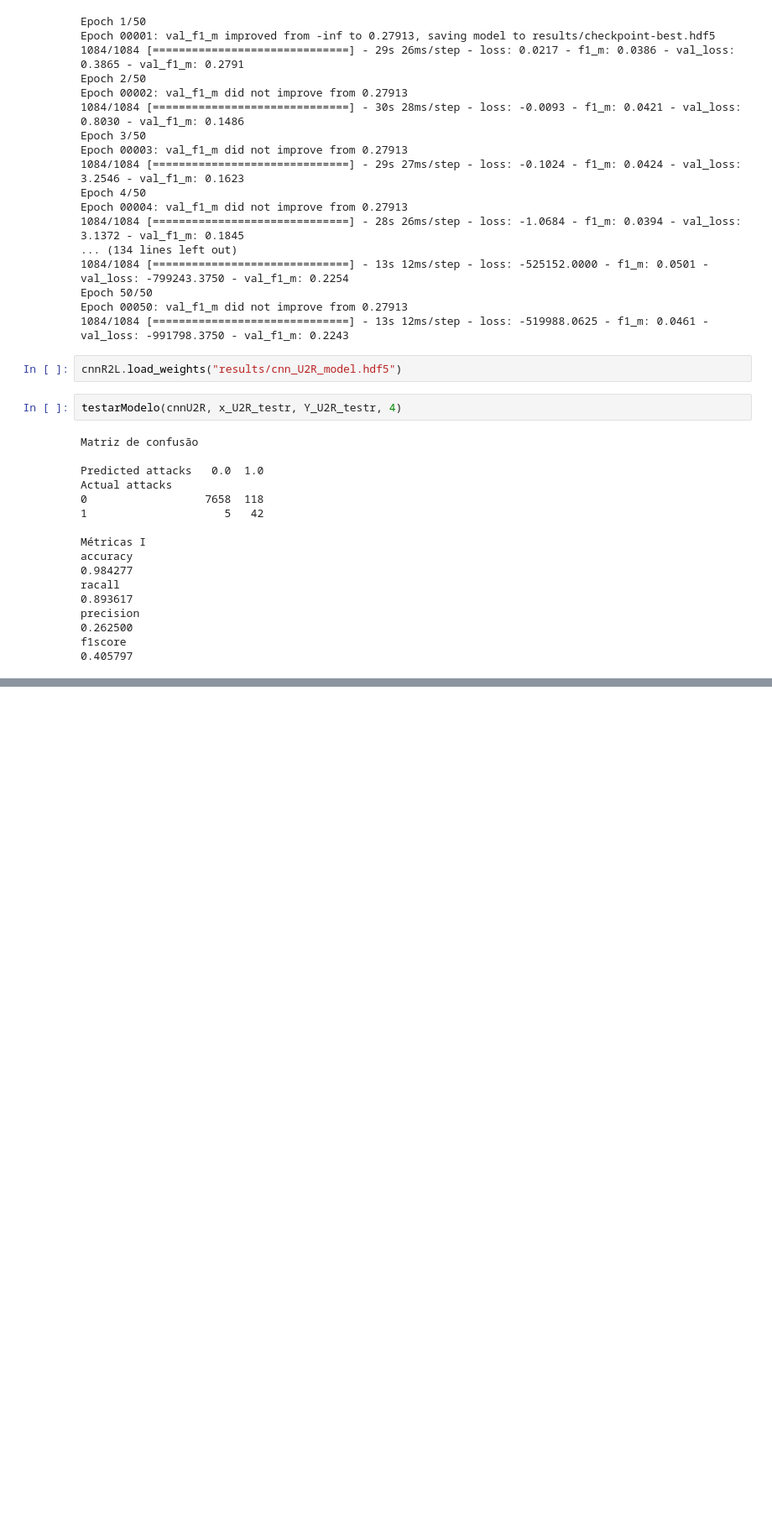
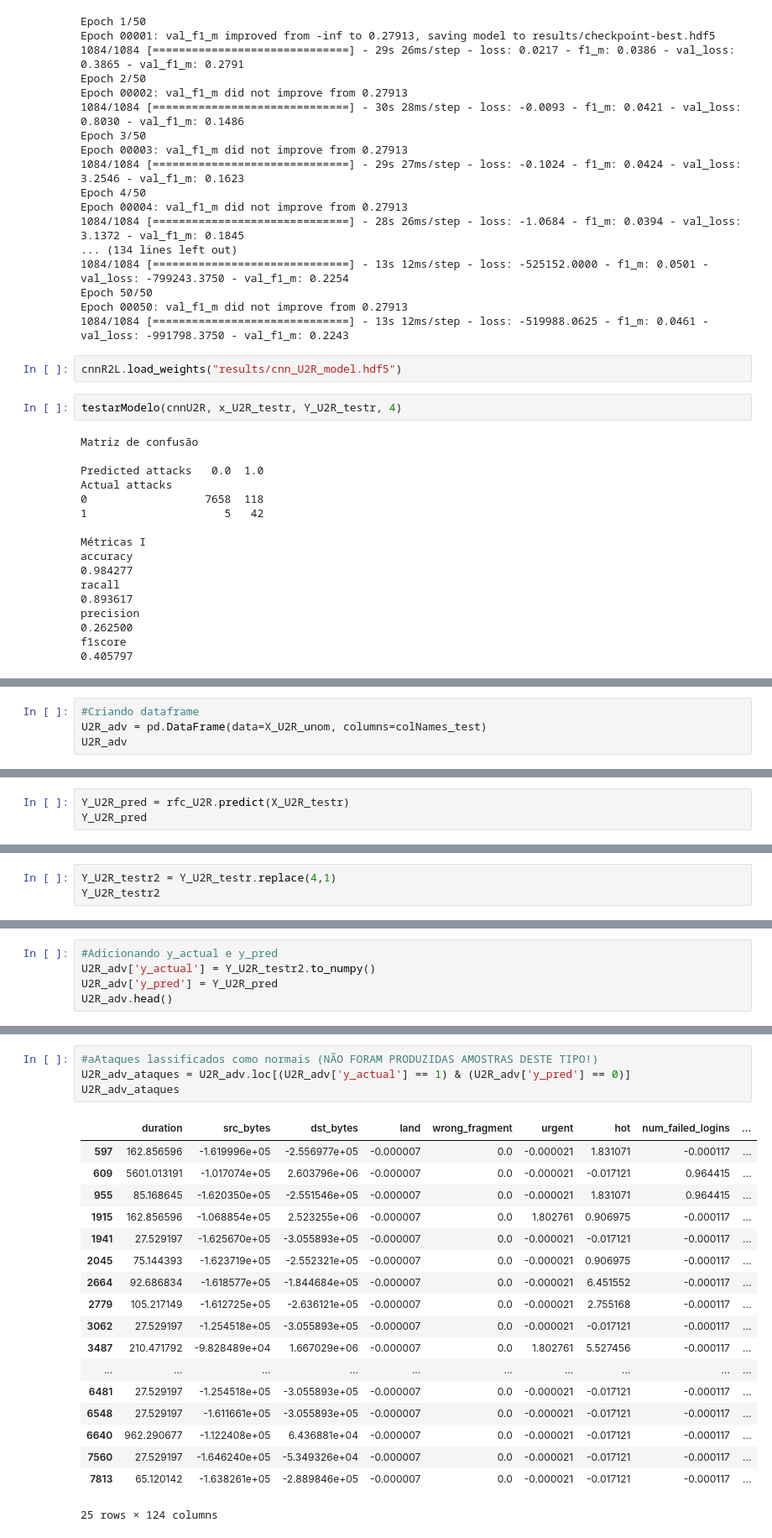
Before and after one commit to pedropaiola/Adversarial-Explainable-IDS, a Jupyter notebook: classificadores.ipynb, the cells around one changed output, grey strips where cells are left out. Shown: that part at 84% size. Cells and saved outputs as stored; diff of their text form; blank space fills up the shorter version.

```diff
--- a/classificadores.ipynb
+++ b/classificadores.ipynb
@@ -1593,0 +1946,4 @@ f1score
+# %%
+#Criando dataframe
+U2R_adv = pd.DataFrame(data=X_U2R_unom, columns=colNames_test)
+U2R_adv
@@ -1593,0 +1964,3 @@ f1score
+# %%
+Y_U2R_pred = rfc_U2R.predict(X_U2R_testr)
+Y_U2R_pred
@@ -1593,0 +1969,3 @@ f1score
+# %%
+Y_U2R_testr2 = Y_U2R_testr.replace(4,1)
+Y_U2R_testr2
@@ -1593,0 +1985,5 @@ f1score
+# %%
+#Adicionando y_actual e y_pred
+U2R_adv['y_actual'] = Y_U2R_testr2.to_numpy()
+U2R_adv['y_pred'] = Y_U2R_pred
+U2R_adv.head()
@@ -1593,0 +2005,23 @@ f1score
+# %%
+#aAtaques lassificados como normais (NÃO FORAM PRODUZIDAS AMOSTRAS DESTE TIPO!)
+U2R_adv_ataques = U2R_adv.loc[(U2R_adv['y_actual'] == 1) & (U2R_adv['y_pred'] == 0)]
+U2R_adv_ataques
+# %% [output]
+|  | duration | src_bytes | dst_bytes | land | wrong_fragment | urgent | hot | num_failed_logins | ... |
+| 597 | 162.856596 | -1.619996e+05 | -2.556977e+05 | -0.000007 | 0.0 | -0.000021 | 1.831071 | -0.000117 | ... |
+| 609 | 5601.013191 | -1.017074e+05 | 2.603796e+06 | -0.000007 | 0.0 | -0.000021 | -0.017121 | 0.964415 | ... |
+| 955 | 85.168645 | -1.620350e+05 | -2.551546e+05 | -0.000007 | 0.0 | -0.000021 | 1.831071 | 0.964415 | ... |
+| 1915 | 162.856596 | -1.068854e+05 | 2.523255e+06 | -0.000007 | 0.0 | 1.802761 | 0.906975 | -0.000117 | ... |
+| 1941 | 27.529197 | -1.625670e+05 | -3.055893e+05 | -0.000007 | 0.0 | -0.000021 | -0.017121 | -0.000117 | ... |
+| 2045 | 75.144393 | -1.623719e+05 | -2.552321e+05 | -0.000007 | 0.0 | -0.000021 | 0.906975 | -0.000117 | ... |
+| 2664 | 92.686834 | -1.618577e+05 | -1.844684e+05 | -0.000007 | 0.0 | -0.000021 | 6.451552 | -0.000117 | ... |
+| 2779 | 105.217149 | -1.612725e+05 | -2.636121e+05 | -0.000007 | 0.0 | -0.000021 | 2.755168 | -0.000117 | ... |
+| 3062 | 27.529197 | -1.254518e+05 | -3.055893e+05 | -0.000007 | 0.0 | -0.000021 | -0.017121 | -0.000117 | ... |
+| 3487 | 210.471792 | -9.828489e+04 | 1.667029e+06 | -0.000007 | 0.0 | 1.802761 | 5.527456 | -0.000117 | ... |
+| ... | ... | ... | ... | ... | ... | ... | ... | ... | ... |
+| 6481 | 27.529197 | -1.254518e+05 | -3.055893e+05 | -0.000007 | 0.0 | -0.000021 | -0.017121 | -0.000117 | ... |
+| 6548 | 27.529197 | -1.611661e+05 | -3.055893e+05 | -0.000007 | 0.0 | -0.000021 | -0.017121 | -0.000117 | ... |
+| 6640 | 962.290677 | -1.122408e+05 | 6.436881e+04 | -0.000007 | 0.0 | -0.000021 | -0.017121 | -0.000117 | ... |
+| 7560 | 27.529197 | -1.646240e+05 | -5.349326e+04 | -0.000007 | 0.0 | -0.000021 | -0.017121 | -0.000117 | ... |
+| 7813 | 65.120142 | -1.638261e+05 | -2.889846e+05 | -0.000007 | 0.0 | -0.000021 | -0.017121 | -0.000117 | ... |
+25 rows × 124 columns
```
Also changed, not shown: parts of 47 cells of this notebook, 16 other files.
